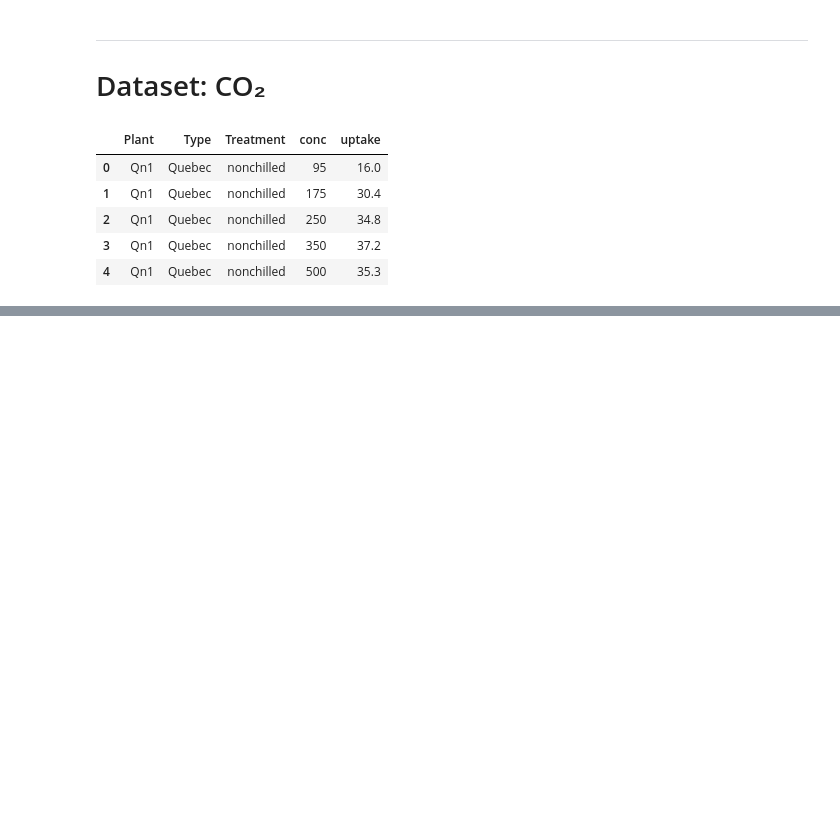
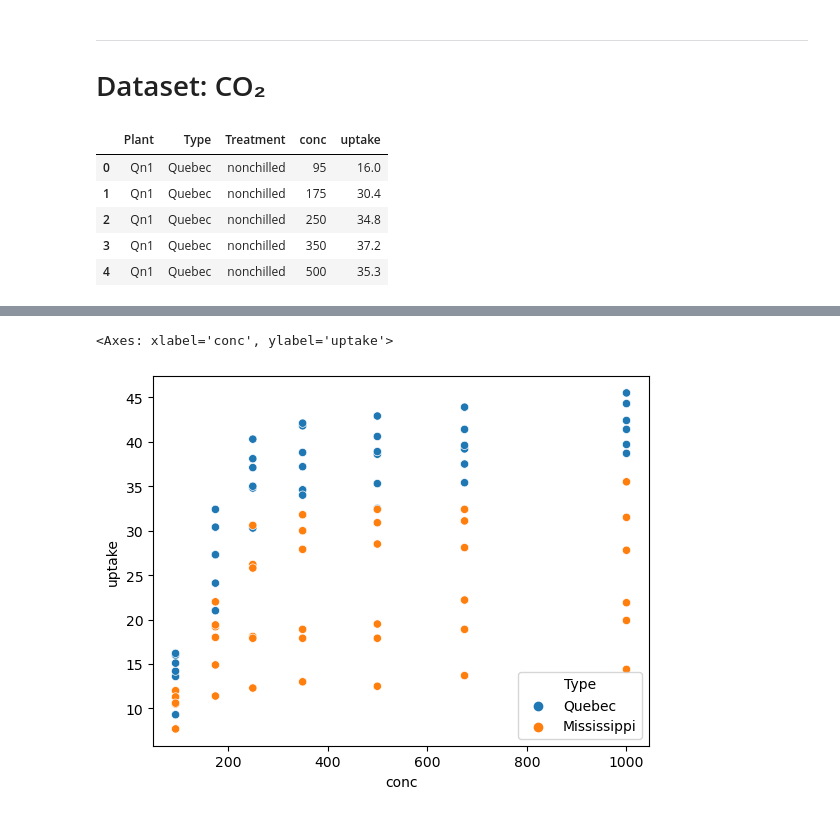
Before and after one commit to lucasmayeer/Study, a Jupyter notebook: Python/FormaçãoDataScience/02.Gráficos e Dashboards/Data_Training.ipynb, the cells around one changed output, grey strips where cells are left out. Saved outputs shown, nothing was run; the diff lists cells and outputs as text; code cells hidden in the pictures; blank space fills up the shorter version.

```diff
--- a/Python/FormaçãoDataScience/02.Gráficos e Dashboards/Data_Training.ipynb
+++ b/Python/FormaçãoDataScience/02.Gráficos e Dashboards/Data_Training.ipynb
@@ -157,0 +190,8 @@ plt.legend(loc='lower right')
+# %%
+#Using the Seaborn library to generate a scatter plot between the origins of the plants (Quebec & Mississippi).
+
+sns.scatterplot(data=dtco2, x='conc', y='uptake', hue='Type')
+# hue='Type' -> assigns different colors to the points on the graph based on the values in the 'Type' column
+# %% [output]
+<Axes: xlabel='conc', ylabel='uptake'>
+[figure, added]
```
Also changed, not shown: parts of 34 cells of this notebook, 4 other files.
